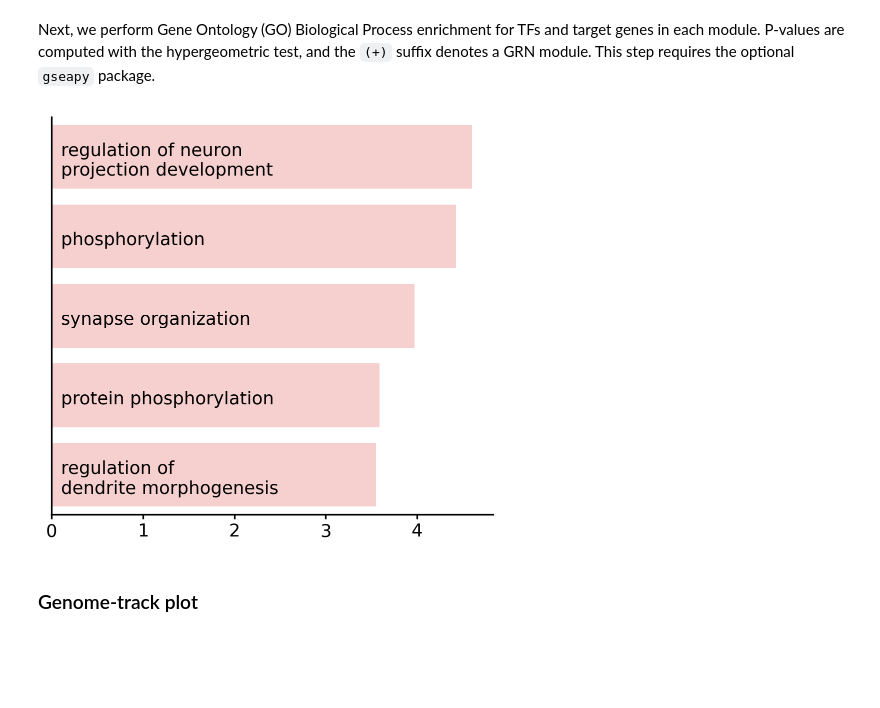
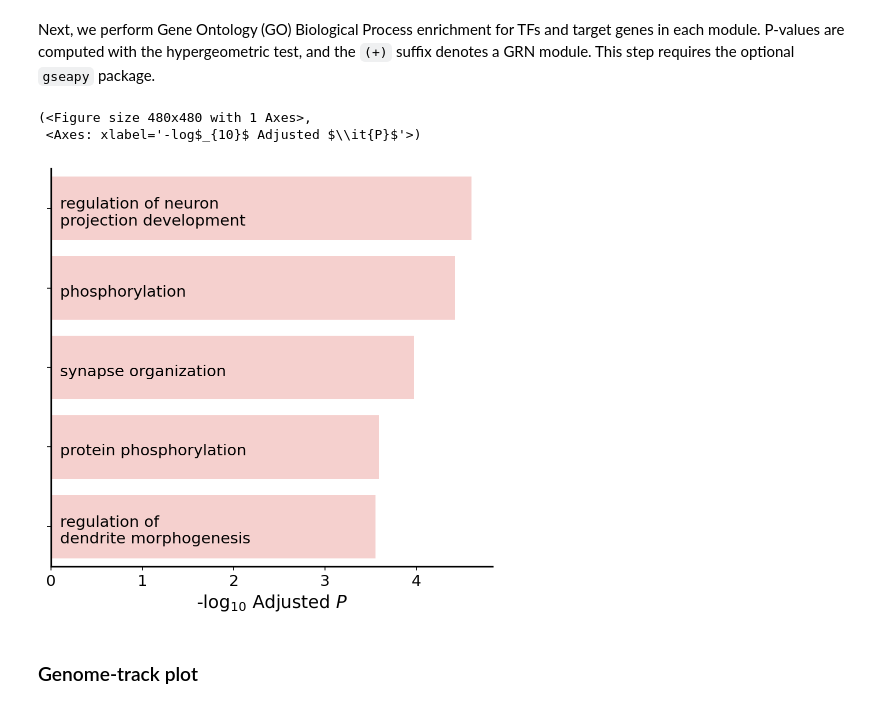
Before and after one commit to DBinary/STARNet_tutorials, a Jupyter notebook: docs/tutorials/GRN_Inference_P21_Mouse_Brain.ipynb, the cells around one changed output. Saved outputs shown, nothing was run; the diff lists cells and outputs as text; code cells hidden in the pictures; blank space fills up the shorter version.

```diff
--- a/docs/tutorials/GRN_Inference_P21_Mouse_Brain.ipynb
+++ b/docs/tutorials/GRN_Inference_P21_Mouse_Brain.ipynb
@@ -132,18 +133,24 @@ adata_atac = sc.read_h5ad("Drive/Datasets/P21_Mouse/Raw_Data/adata_atac.h5ad")
 # %% [markdown]
 Before GRN inference, we add the raw RNA counts to the `count` layer because the downstream GRN calculations use raw count values.
 # %%
-adata_rna_raw.obs_names = [obs_names.split('-')[0] for obs_names in adata_rna_raw.obs_names]
-adata_rna.layers['counts'] = adata_rna_raw[adata_rna.obs_names,adata_rna.var_names].X
-adata_atac.layers['counts'] = adata_atac.X
+# Gene embedding
+adata_rna.uns['gene_embedding'] = ad.AnnData(
+    adata_rna.uns['gene_embedding'],
+    obs=pd.DataFrame(index=adata_rna.var_names)
+)
 
-# Preprocess
-adata_rna.obs_names = [obs_names.split('-')[0] for obs_names in adata_rna.obs_names]
-adata_atac.obs_names = [obs_names.split('-')[0] for obs_names in adata_atac.obs_names]
+# Clean cell names
+for x in [adata_rna, adata_rna_raw, adata_atac]:
+    x.obs_names = [i.split('-')[0] for i in x.obs_names]
+
+# Add raw counts
+adata_rna.layers['counts'] = adata_rna_raw[adata_rna.obs_names, adata_rna.var_names].X
+adata_atac.layers['counts'] = adata_atac.X.copy()
 
 print(f'RNA data info:\n{adata_rna}')
 print(f'ATAC data info:\n{adata_atac}')
 
-sc.pl.spatial(adata_rna,color='leiden',spot_size=1.25)
+sc.pl.spatial(adata_rna, color='leiden', spot_size=1.25)
 # %% [output]
 RNA data info:
 AnnData object with n_obs × n_vars = 2373 × 12667
@@ -663,43 +553,43 @@ ST.pl.plot_tf_network(adata_rna, tf_list, edge_color='#C24A7A',node_color='#E31A
 # %% [markdown]
 Next, we perform Gene Ontology (GO) Biological Process enrichment for TFs and target genes in each module. P-values are computed with the hypergeometric test, and the `(+)` suffix denotes a GRN module. This step requires the optional `gseapy` package.
 # %%
-# please run pip install gseapy first
 import gseapy as gp
 
-gene_list = adata_rna.uns['TF_module']['target_gene_list']['0']
-
-gene_list = (
-    pd.Series(gene_list)
+# Run GO enrichment for target genes in module 0
+genes = (
+    pd.Series(adata_rna.uns['TF_module']['target_gene_list']['0'])
     .dropna()
     .astype(str)
     .drop_duplicates()
     .tolist()
 )
 
 enr = gp.enrichr(
-    gene_list=gene_list,
+    gene_list=genes,
     gene_sets='GO_Biological_Process_2021',
     organism='mouse',
-    outdir=None
+    outdir=None,
 )
 
-res = enr.results.copy()
-res = res.sort_values('Adjusted P-value', ascending=True)
-res = res.head(5)
+# Plot top enriched GO terms
+plot_df = (
+    enr.results
+    .sort_values('Adjusted P-value')
+    .head(5)
+    .assign(score=lambda x: -np.log10(x['Adjusted P-value']))
+    .sort_values('score')
+)
 
-plot_df = res.copy()
-plot_df['score'] = -np.log10(plot_df['Adjusted P-value'])
-plot_df = plot_df.sort_values('score')
-
-fig,ax = ST.pl.pathway_enrichment(plot_df, color='#FBCAC8', threshold=30,fontsize=16,
-								  title='')
-
-ax.set_xlabel('',fontsize=16,)
-plt.grid(False)
-ax.tick_params(axis='x', which='major', labelsize=16, width=1.5, length=4,direction='out')
-ax.tick_params(axis='y', which='major', labelsize=16, width=1.5, length=0,direction='out')
+ST.pl.pathway_enrichment(
+    plot_df,
+    color='#FBCAC8',
+    threshold=30,
+    title='',
+)
 # %% [output]
+(<Figure size 480x480 with 1 Axes>,
+ <Axes: xlabel='-log$_{10}$ Adjusted $\\it{P}$'>)
-[figure, old version]
+[figure, new version]
 # %% [markdown]
 ### Genome-track plot
 # %% [markdown]
```
Also changed, not shown: parts of 15 cells of this notebook.
